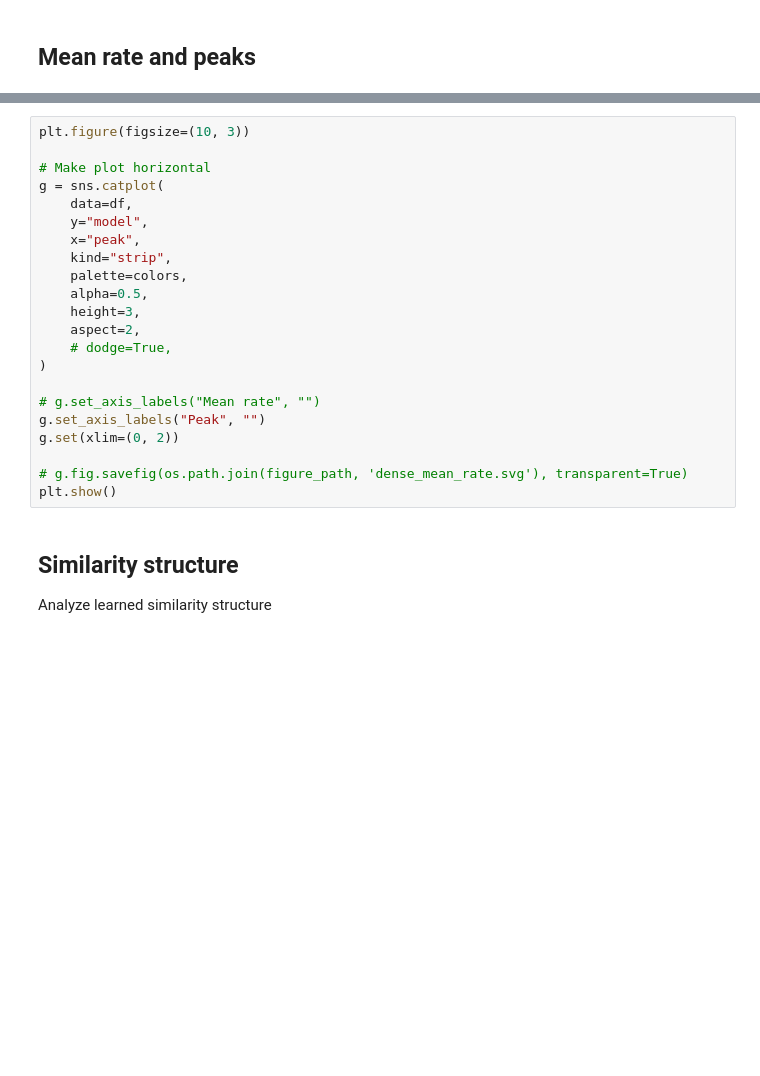
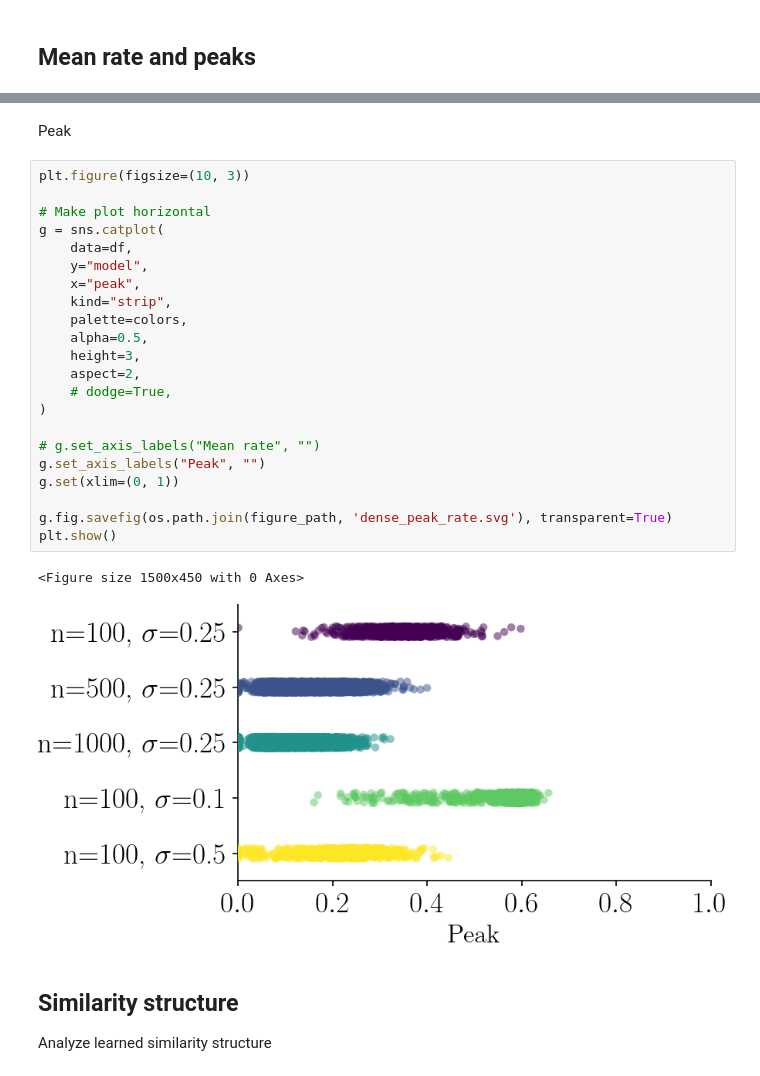
Before and after one commit to bioAI-Oslo/ConjunctiveRepresentations, a Jupyter notebook: fr_dense.ipynb, the cells around one changed output, grey strips where cells are left out. Cells and saved outputs as stored; diff of their text form; blank space fills up the shorter version.

```diff
--- a/fr_dense.ipynb
+++ b/fr_dense.ipynb
@@ -201,25 +396,30 @@ df = pd.concat(df, ignore_index=True)
+# %% [markdown]
+Peak
 # %%
 plt.figure(figsize=(10, 3))
 
 # Make plot horizontal
 g = sns.catplot(
     data=df,
     y="model",
     x="peak",
     kind="strip",
     palette=colors,
     alpha=0.5,
     height=3,
     aspect=2,
     # dodge=True,
 )
 
 # g.set_axis_labels("Mean rate", "")
 g.set_axis_labels("Peak", "")
-g.set(xlim=(0, 2))
+g.set(xlim=(0, 1))
 
-# g.fig.savefig(os.path.join(figure_path, 'dense_mean_rate.svg'), transparent=True)
+g.fig.savefig(os.path.join(figure_path, 'dense_peak_rate.svg'), transparent=True)
 plt.show()
+# %% [output]
+<Figure size 1500x450 with 0 Axes>
+[figure, added]
 # %% [markdown]
 ## Similarity structure
 
```
Also changed, not shown: parts of 23 cells of this notebook, 2 other files.
